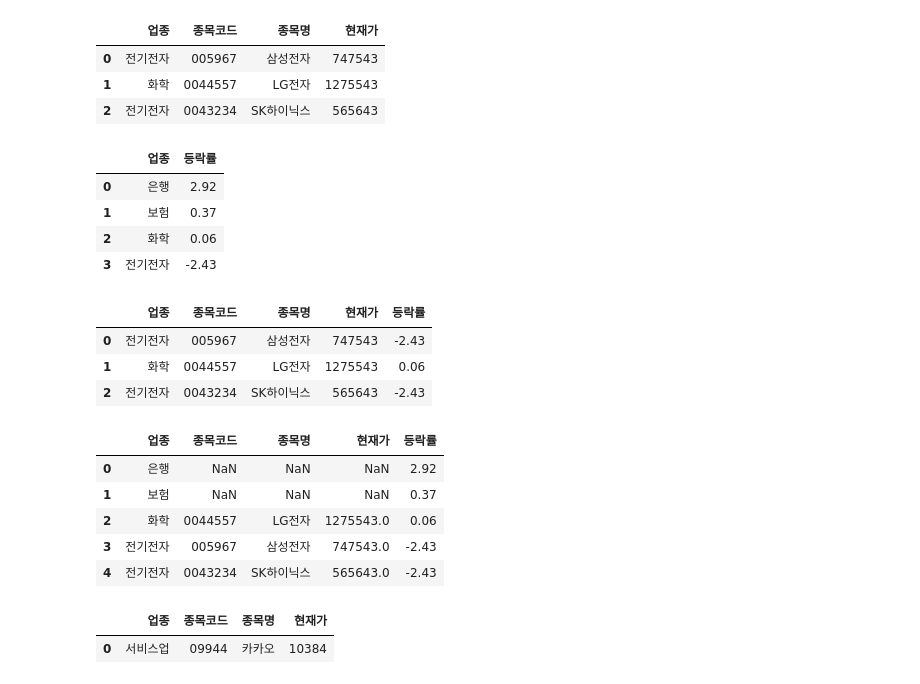
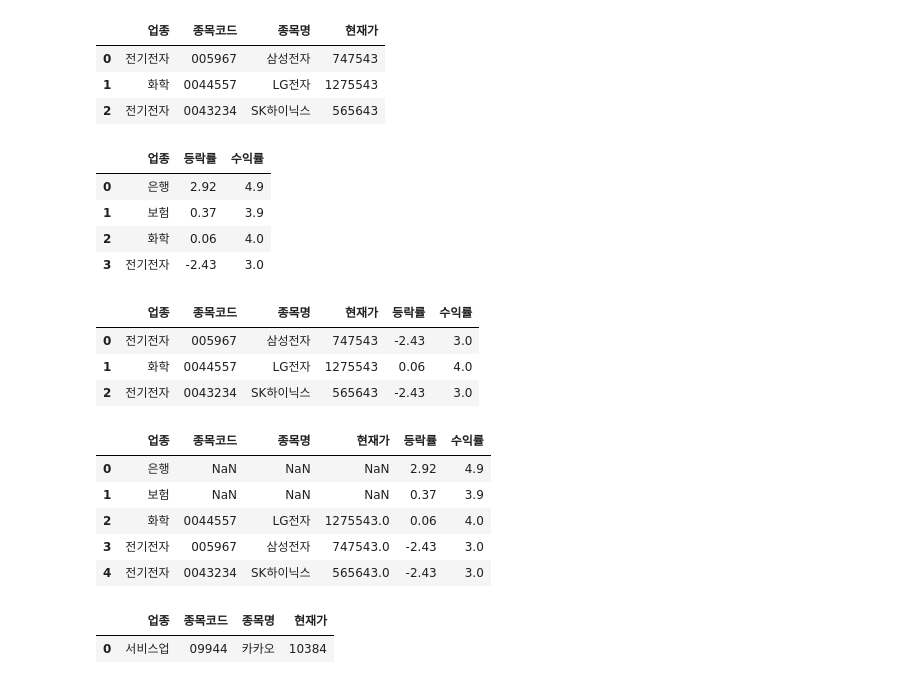
Before and after one commit to iankim66/phyton, a Jupyter notebook: 230128/09_data.ipynb, the cells around one changed output. Cells and saved outputs as stored; diff of their text form; code cells hidden in the pictures.

```diff
--- a/230128/09_data.ipynb
+++ b/230128/09_data.ipynb
@@ -107,38 +125,38 @@ df
 | 2 | 전기전자 | 0043234 | SK하이닉스 | 565643 |
 # %%
 data = [
-    ['은행',2.92],
-    ['보험',0.37],
-    ['화학',0.06],
-    ['전기전자',-2.43]
+    ['은행',2.92, 4.9],
+    ['보험',0.37, 3.9],
+    ['화학',0.06, 4.0],
+    ['전기전자',-2.43, 3.0]
  ]
-columns = ['업종', '등락률']
+columns = ['업종', '등락률', '수익률']
 df2 = pd.DataFrame (data = data, columns =columns)
 df2
 # %% [output]
-|  | 업종 | 등락률 |
-| 0 | 은행 | 2.92 |
-| 1 | 보험 | 0.37 |
-| 2 | 화학 | 0.06 |
-| 3 | 전기전자 | -2.43 |
+|  | 업종 | 등락률 | 수익률 |
+| 0 | 은행 | 2.92 | 4.9 |
+| 1 | 보험 | 0.37 | 3.9 |
+| 2 | 화학 | 0.06 | 4.0 |
+| 3 | 전기전자 | -2.43 | 3.0 |
 # %%
 pd.merge ( left =df , right = df2, on = '업종', how = 'left')
 ## df 를 기준으로 업종에 맞춰서 df2 데이터를 가져와서 합쳐준다.
 # %% [output]
-|  | 업종 | 종목코드 | 종목명 | 현재가 | 등락률 |
-| 0 | 전기전자 | 005967 | 삼성전자 | 747543 | -2.43 |
-| 1 | 화학 | 0044557 | LG전자 | 1275543 | 0.06 |
-| 2 | 전기전자 | 0043234 | SK하이닉스 | 565643 | -2.43 |
+|  | 업종 | 종목코드 | 종목명 | 현재가 | 등락률 | 수익률 |
+| 0 | 전기전자 | 005967 | 삼성전자 | 747543 | -2.43 | 3.0 |
+| 1 | 화학 | 0044557 | LG전자 | 1275543 | 0.06 | 4.0 |
+| 2 | 전기전자 | 0043234 | SK하이닉스 | 565643 | -2.43 | 3.0 |
 # %%
 pd.merge ( left =df , right = df2, on = '업종', how = 'right')
 ##df2 의 데이터를 기준으로 합쳐준다
 # %% [output]
-|  | 업종 | 종목코드 | 종목명 | 현재가 | 등락률 |
-| 0 | 은행 | NaN | NaN | NaN | 2.92 |
-| 1 | 보험 | NaN | NaN | NaN | 0.37 |
-| 2 | 화학 | 0044557 | LG전자 | 1275543.0 | 0.06 |
-| 3 | 전기전자 | 005967 | 삼성전자 | 747543.0 | -2.43 |
-| 4 | 전기전자 | 0043234 | SK하이닉스 | 565643.0 | -2.43 |
+|  | 업종 | 종목코드 | 종목명 | 현재가 | 등락률 | 수익률 |
+| 0 | 은행 | NaN | NaN | NaN | 2.92 | 4.9 |
+| 1 | 보험 | NaN | NaN | NaN | 0.37 | 3.9 |
+| 2 | 화학 | 0044557 | LG전자 | 1275543.0 | 0.06 | 4.0 |
+| 3 | 전기전자 | 005967 | 삼성전자 | 747543.0 | -2.43 | 3.0 |
+| 4 | 전기전자 | 0043234 | SK하이닉스 | 565643.0 | -2.43 | 3.0 |
 # %%
 df3 = pd.DataFrame ({
       '업종' : ['서비스업'],
```
Also changed, not shown: parts of 7 cells of this notebook.
